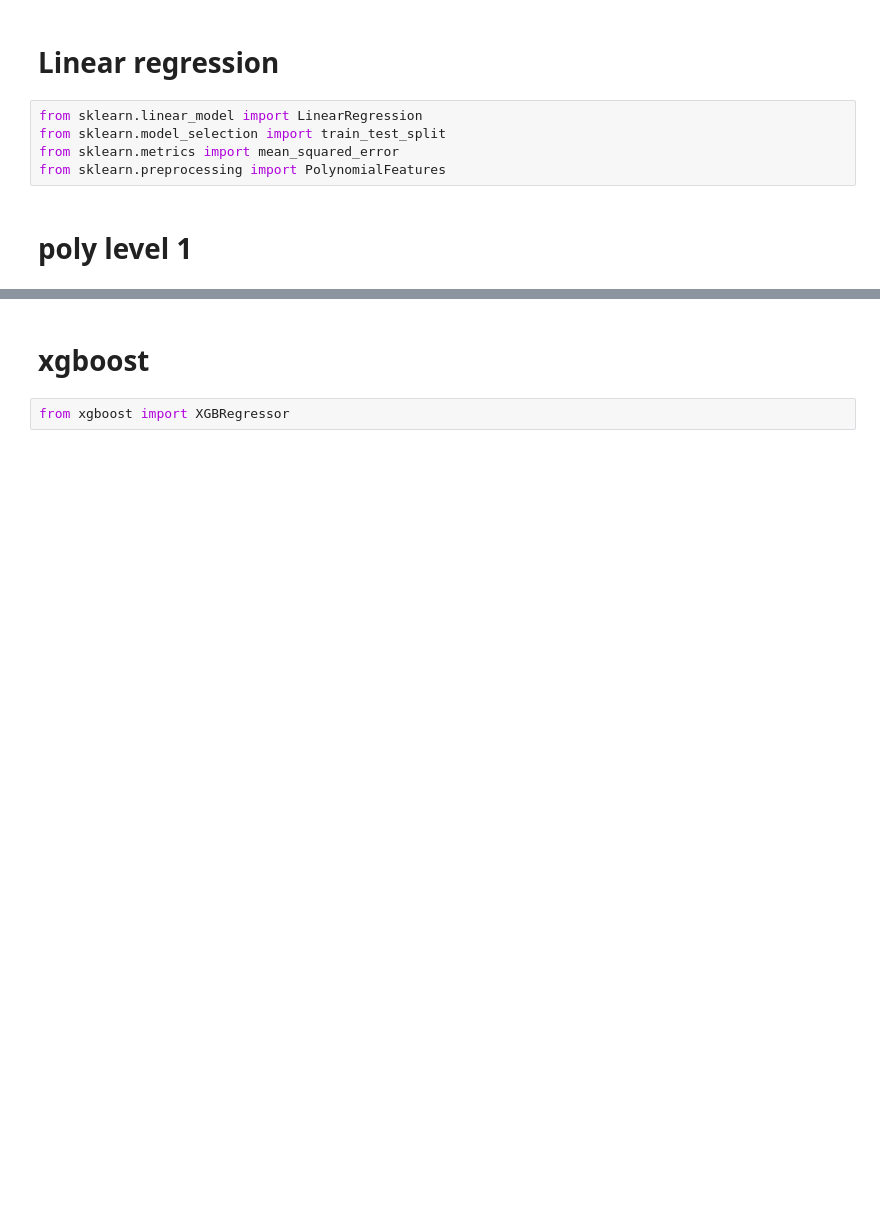
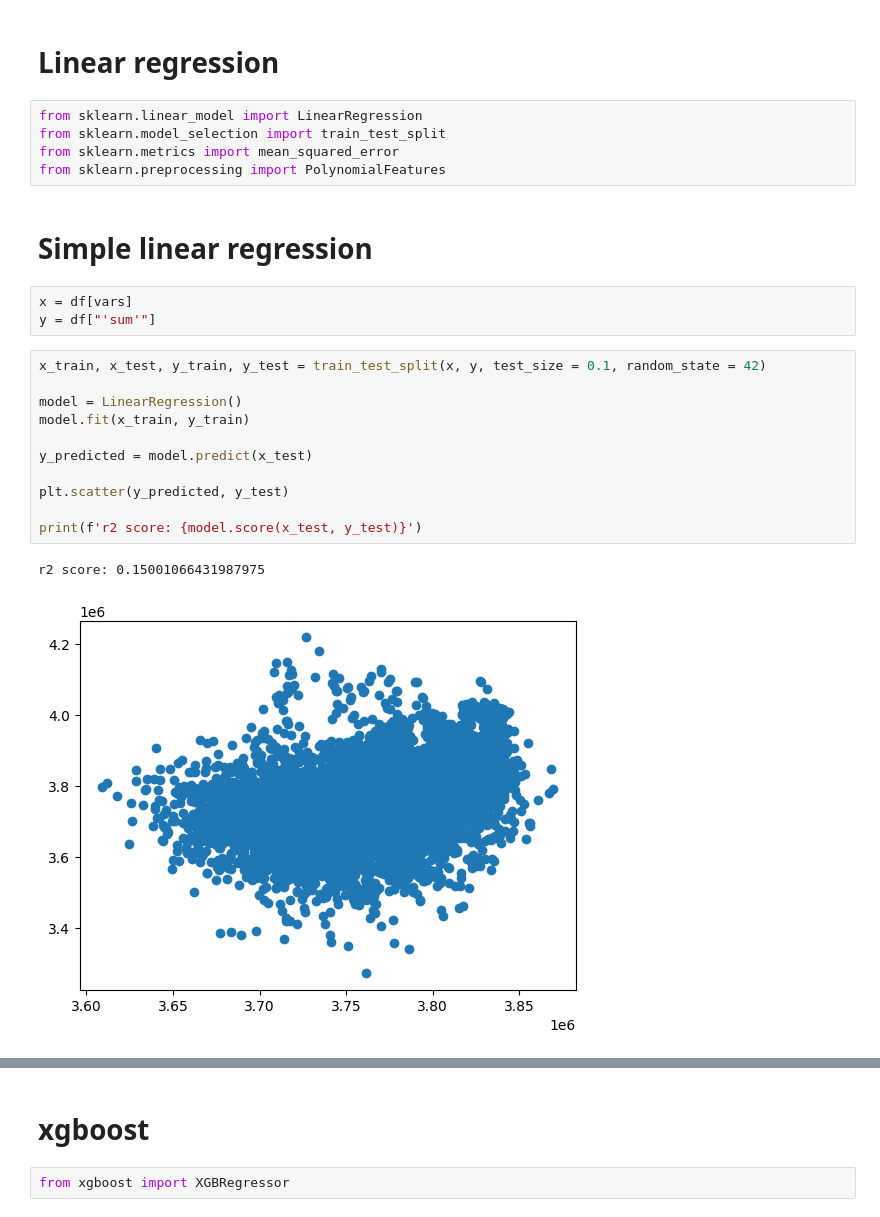
Before and after one commit to piotrksiazek/Introduction-to-data-analysic-University-2022, a Jupyter notebook: projekt.ipynb, the cells around one changed output, grey strips where cells are left out. Cells and saved outputs as stored; diff of their text form; blank space fills up the shorter version.

```diff
--- a/projekt.ipynb
+++ b/projekt.ipynb
@@ -36,5 +45,22 @@ from sklearn.linear_model import LinearRegression
 from sklearn.model_selection import train_test_split
 from sklearn.metrics import mean_squared_error
 from sklearn.preprocessing import PolynomialFeatures
-# %% [markdown]
-# poly level 1
+# %% [markdown]
+# Simple linear regression
+# %%
+x = df[vars]
+y = df["'sum'"]
+# %%
+x_train, x_test, y_train, y_test = train_test_split(x, y, test_size = 0.1, random_state = 42)
+
+model = LinearRegression()
+model.fit(x_train, y_train)
+
+y_predicted = model.predict(x_test)
+
+plt.scatter(y_predicted, y_test)
+
+print(f'r2 score: {model.score(x_test, y_test)}')
+# %% [output]
+r2 score: 0.15001066431987975
+[figure, added]
```
Also changed, not shown: parts of 19 cells of this notebook.
